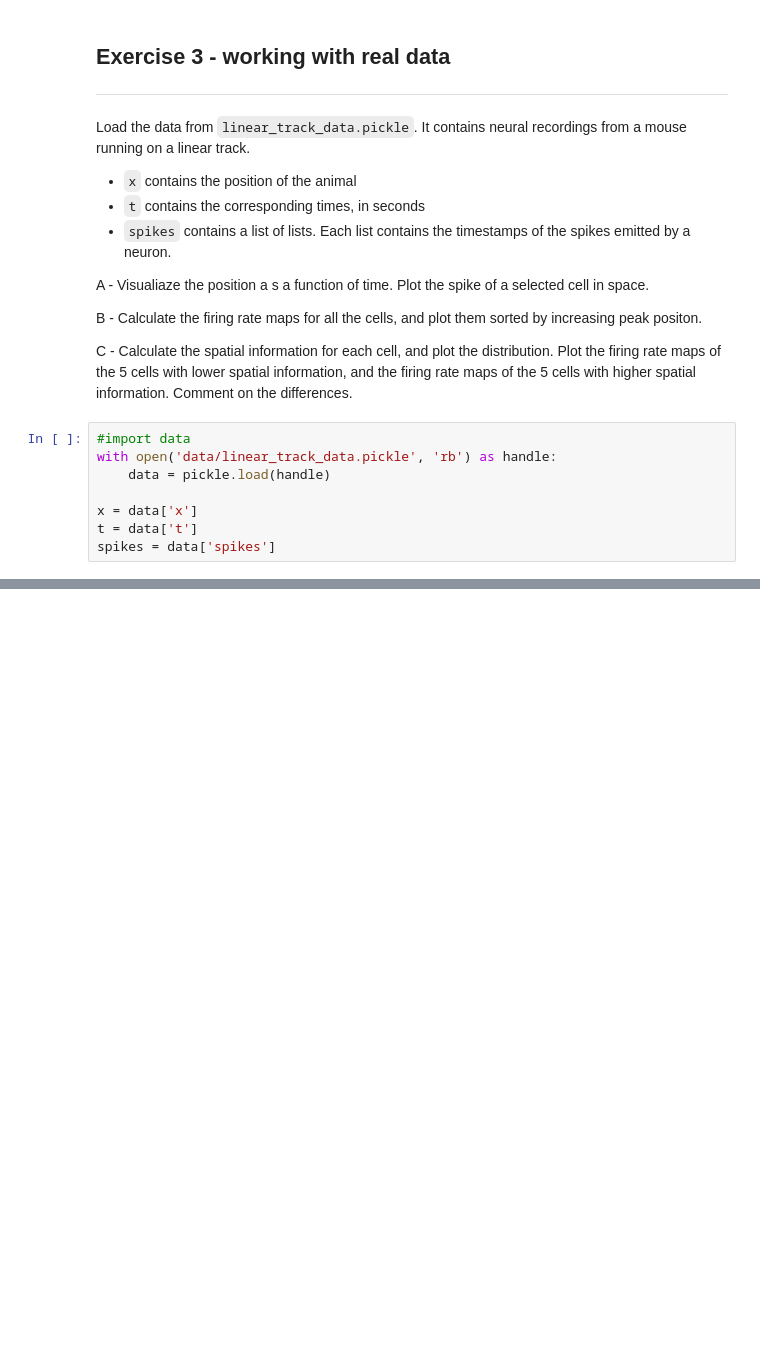
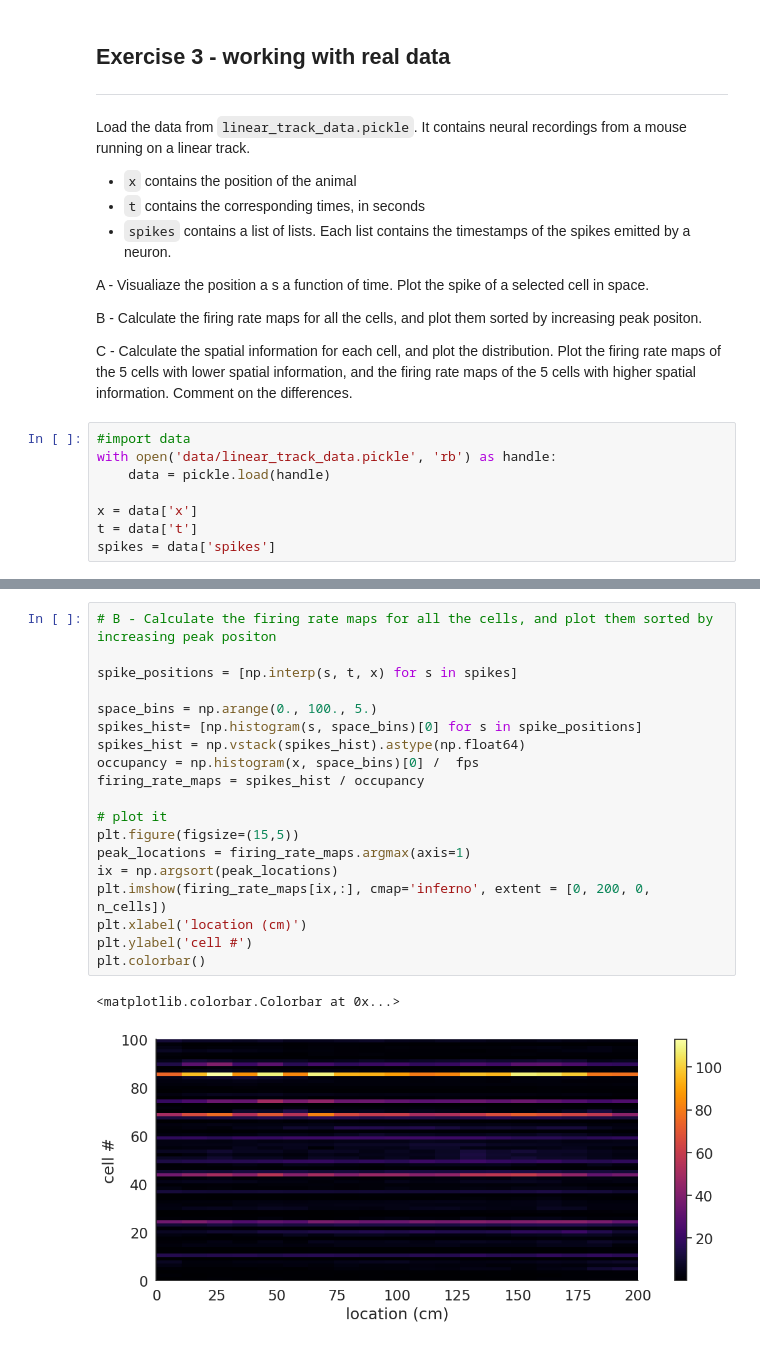
Before and after one commit to irenetiem/single-cell-analysis, a Jupyter notebook: 01-tuning-curves/exercises.ipynb, the cells around one changed output, grey strips where cells are left out. Drawn from its saved outputs; the diff is of its cells as text; blank space fills up the shorter version.

```diff
--- a/01-tuning-curves/exercises.ipynb
+++ b/01-tuning-curves/exercises.ipynb
@@ -679,0 +664,22 @@ firing_rate_maps.shape
+# %%
+# B - Calculate the firing rate maps for all the cells, and plot them sorted by increasing peak positon
+
+spike_positions = [np.interp(s, t, x) for s in spikes]
+
+space_bins = np.arange(0., 100., 5.)
+spikes_hist= [np.histogram(s, space_bins)[0] for s in spike_positions]
+spikes_hist = np.vstack(spikes_hist).astype(np.float64)
+occupancy = np.histogram(x, space_bins)[0] /  fps
+firing_rate_maps = spikes_hist / occupancy
+
+# plot it
+plt.figure(figsize=(15,5))
+peak_locations = firing_rate_maps.argmax(axis=1)
+ix = np.argsort(peak_locations)
+plt.imshow(firing_rate_maps[ix,:], cmap='inferno', extent = [0, 200, 0, n_cells])
+plt.xlabel('location (cm)')
+plt.ylabel('cell #')
+plt.colorbar()
+# %% [output]
+<matplotlib.colorbar.Colorbar at 0x...>
+[figure, added]
```
Also changed, not shown: parts of 5 cells of this notebook.
